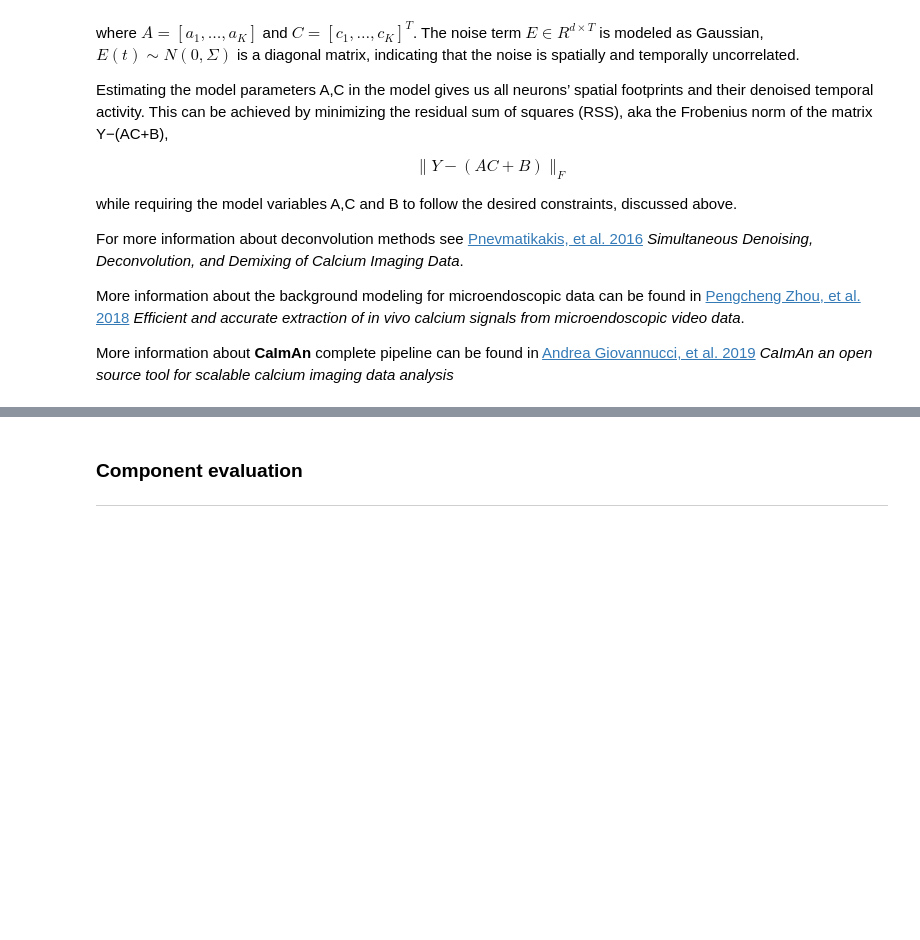
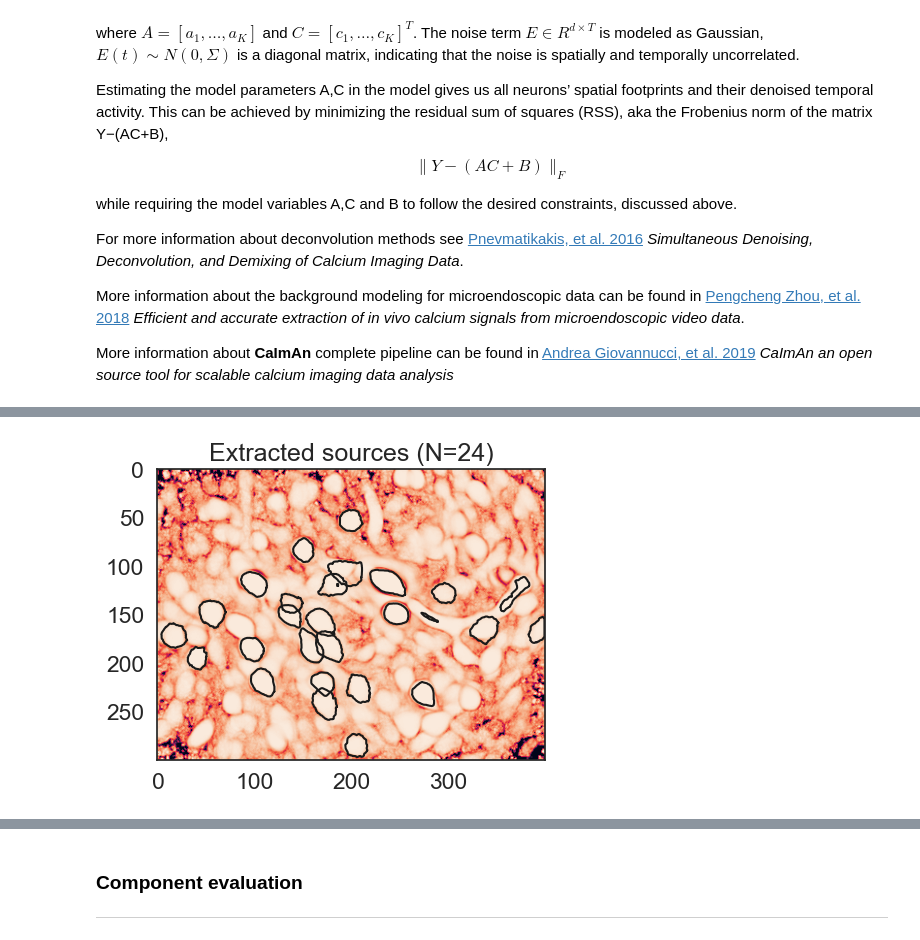
Before and after one commit to neural-data-science-course/neural-data, a Jupyter notebook: 03-calcium_imaging/calcium_imaging.ipynb, the cells around one changed output, grey strips where cells are left out. Cells and saved outputs as stored; diff of their text form; code cells hidden in the pictures; blank space fills up the shorter version.

```diff
--- a/03-calcium_imaging/calcium_imaging.ipynb
+++ b/03-calcium_imaging/calcium_imaging.ipynb
@@ -288,0 +331,24 @@ More information about **CaImAn** complete pipeline can be found in [Andrea Giov
+# %%
+# create dictionary with source extraction parameters
+
+parameters_source_extraction ={ 'fr': 10,               # movie frame rate
+                               'decay_time': 0.1,       # length of a typical transient in seconds
+                               'min_corr': 0.7,   # min peak value from correlation image
+                               'min_pnr': 7,     # min peak to noise ration from PNR image
+                                'p': 1,                # order of the autoregressive system
+                               'K': None,              # upper bound on number of components per patch, in general None
+                               'gSig': (4, 4),         # gaussian width of a 2D gaussian kernel, which approximates a neuron
+                               'gSiz': (17, 17),       # average diameter of a neuron, in general 4*gSig+1
+                               'ring_size_factor': 1.4, # radius of ring is gSiz*ring_size_factor
+                               'merge_thr': 0.7, 'rf': 60,
+                               'stride': 30, 'tsub': 1, 'ssub': 2, 'p_tsub': 1, 'p_ssub': 2, 'low_rank_background': None,
+                               'nb': 0, 'nb_patch': 0, 'ssub_B': 2, 'init_iter': 2,
+                               'method_init': 'corr_pnr', 'method_deconvolution': 'oasis',
+                               'update_background_components': True,
+                               'center_psf': True, 'border_pix': 0, 'normalize_init': False,
+                               'del_duplicates': True, 'only_init': True}
+# create caiman parameters objects
+opts = params.CNMFParams(params_dict=parameters_source_extraction)
+# %%
+cnmf_object = cnmf.CNMF(n_processes=n_processes, dview=dview, params=opts)
+cnmf_object.fit(images)
@@ -288,0 +368,13 @@ More information about **CaImAn** complete pipeline can be found in [Andrea Giov
+# %%
+# display footprints in the ROI
+figure, axes = plt.subplots(1,figsize=(5,5))
+plt.title(f'Extracted sources (N={cnmf_object.estimates.A.shape[1]})')
+pos = axes.imshow(corr_image)
+coordinates = cm.utils.visualization.get_contours(cnmf_object.estimates.A, np.shape(corr_image), 0.2, 'max')
+for c in coordinates:
+    v = c['coordinates']
+    c['bbox'] = [np.floor(np.nanmin(v[:, 1])), np.ceil(np.nanmax(v[:, 1])),
+                    np.floor(np.nanmin(v[:, 0])), np.ceil(np.nanmax(v[:, 0]))]
+    axes.plot(*v.T, c='k')
+# %% [output]
+[figure, added]
```
Also changed, not shown: parts of 26 cells of this notebook, 3 other files.
